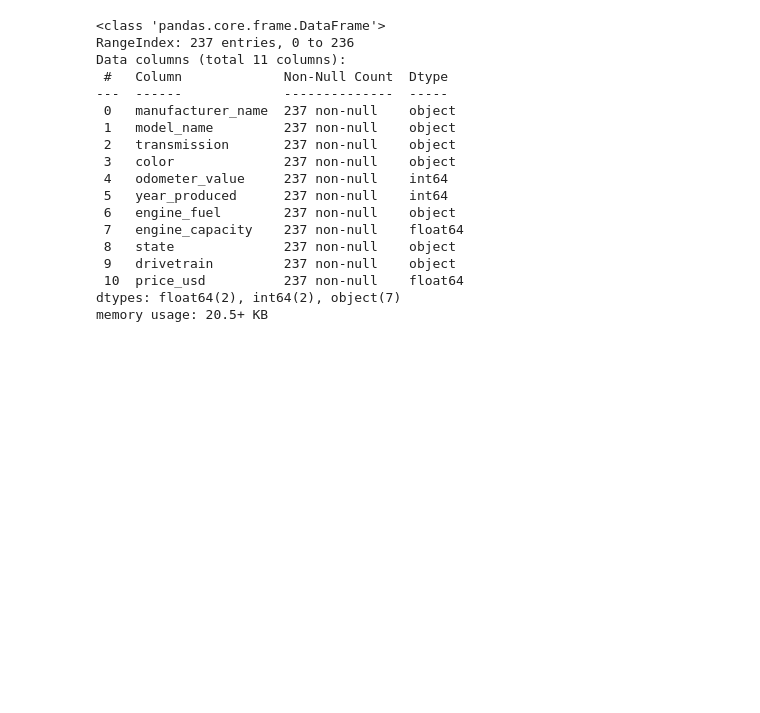
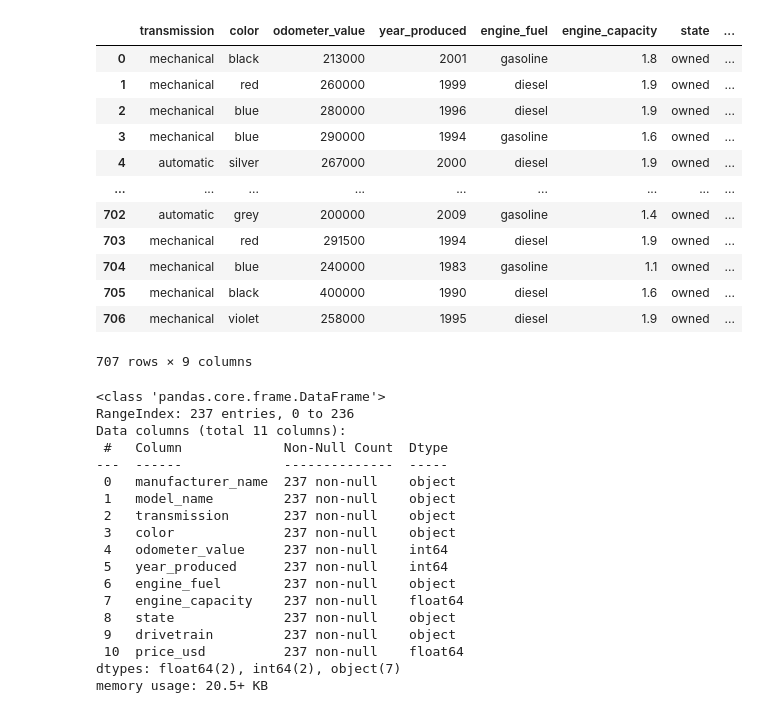
Before and after one commit to grtfreitas/PredictiveModelingRegression, a Jupyter notebook: PredictiveModelingRegression.ipynb, the cells around one changed output. Drawn from its saved outputs; the diff is of its cells as text; code cells hidden in the pictures; blank space fills up the shorter version.

```diff
--- a/Modelo de Predição RLS RLM RP- Venda de Veículos Usados.ipynb
+++ b/PredictiveModelingRegression.ipynb
@@ -17,3 +16,19 @@ vwjetta_df.reset_index(drop=True, inplace=True)
+# %%
+SelectModel('/home/gfreitas/Downloads/ModeloPreditivoCarrosUsados/cars.csv','Golf')
+# %% [output]
+|  | transmission | color | odometer_value | year_produced | engine_fuel | engine_capacity | state | ... |
+| 0 | mechanical | black | 213000 | 2001 | gasoline | 1.8 | owned | ... |
+| 1 | mechanical | red | 260000 | 1999 | diesel | 1.9 | owned | ... |
+| 2 | mechanical | blue | 280000 | 1996 | diesel | 1.9 | owned | ... |
+| 3 | mechanical | blue | 290000 | 1994 | gasoline | 1.6 | owned | ... |
+| 4 | automatic | silver | 267000 | 2000 | diesel | 1.9 | owned | ... |
+| ... | ... | ... | ... | ... | ... | ... | ... | ... |
+| 702 | automatic | grey | 200000 | 2009 | gasoline | 1.4 | owned | ... |
+| 703 | mechanical | red | 291500 | 1994 | diesel | 1.9 | owned | ... |
+| 704 | mechanical | blue | 240000 | 1983 | gasoline | 1.1 | owned | ... |
+| 705 | mechanical | black | 400000 | 1990 | diesel | 1.6 | owned | ... |
+| 706 | mechanical | violet | 258000 | 1995 | diesel | 1.9 | owned | ... |
+707 rows × 9 columns
 # %%
 vwjetta_df.info()
 # %% [output]
```
Also changed, not shown: parts of 22 cells of this notebook.
